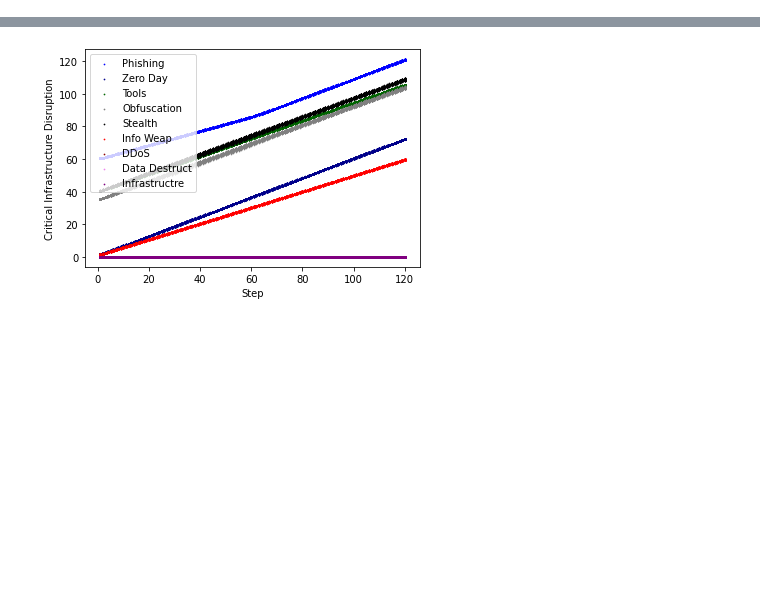
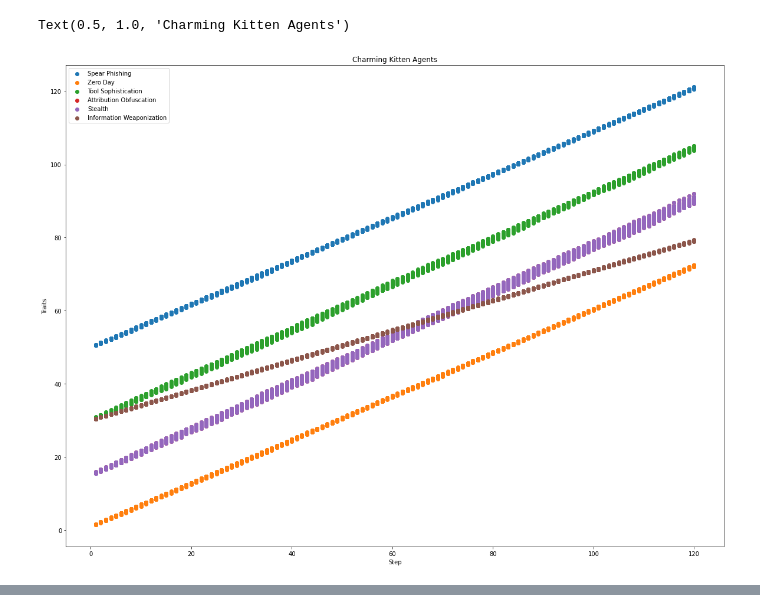
Before and after one commit to Truthiiness/ABM-Project, a Jupyter notebook: Baseline/Data Analysis.ipynb, the cells around one changed output, grey strips where cells are left out. Cells and saved outputs as stored; diff of their text form; code cells hidden in the pictures; blank space fills up the shorter version.

```diff
--- a/Baseline/Data Analysis.ipynb
+++ b/Baseline/Data Analysis.ipynb
@@ -108,3 +233,24 @@ ax9 = CharmingKitten.plot.scatter(x='Step', y='Critical Infrastructure Disruptio
+# %%
+Step = list(CharmingKitten['Step'])
+Spear_Phishing = list(CharmingKitten['Spear Phishing'])
+Traits = []
+skip = ['Step', 'AgentID', 'Organization', 'Critical Infrastructure Disruption', 'Data Destruction', 'DDoS']
+labels = []
+for a in CharmingKitten:
+    if a in skip:
+        pass
+    else:
+        Traits.append([list(CharmingKitten[a]), a])
+fig, ax = plt.subplots(figsize=(20, 15))
+for t in Traits:
+    ax.scatter(Step, t[0], label=t[1])
+ax.legend()
+ax.set_ylabel('Traits')
+ax.set_xlabel('Step')
+plt.title('Charming Kitten Agents')
+# %% [output]
+Text(0.5, 1.0, 'Charming Kitten Agents')
+[figure, added]
 # %%
 is_hk = df['Organization']=='HelixKitten'
 HelixKitten = df[is_hk]
@@ -119,15 +265,3 @@ HelixKitten.describe()
 | 50% | 60.500000 | 350.500000 | 86.106000 | 36.802000 | 72.875500 | 69.746000 | 74.746000 | ... |
 | 75% | 90.250000 | 375.250000 | 103.448000 | 54.676000 | 89.286250 | 86.966750 | 91.966750 | ... |
 | max | 120.000000 | 400.000000 | 121.256000 | 72.592000 | 105.706000 | 104.858000 | 109.858000 | ... |
-# %%
-ax1 = HelixKitten.plot.scatter(x='Step', y='Spear Phishing', c='blue', s=.5, label='Phishing')
-ax2 = HelixKitten.plot.scatter(x='Step', y='Zero Day', c='darkblue', s=.5, label='Zero Day', ax=ax1)
-ax3 = HelixKitten.plot.scatter(x='Step', y='Tool Sophistication', c='darkgreen', s=.5, label='Tools', ax=ax1)
-ax4 = HelixKitten.plot.scatter(x='Step', y='Attribution Obfuscation', c='grey', s=.5, label='Obfuscation', ax=ax1)
-ax5 = HelixKitten.plot.scatter(x='Step', y='Stealth', s=.5, c='black', label='Stealth', ax=ax1)
-ax6 = HelixKitten.plot.scatter(x='Step', y='Information Weaponization', s=.5, c='red', label='Info Weap', ax=ax1)
-ax7 = HelixKitten.plot.scatter(x='Step', y='DDoS', s=.5, c='darkred', label='DDoS', ax=ax1)
-ax8 = HelixKitten.plot.scatter(x='Step', y='Data Destruction', s=.5, c='violet', label='Data Destruct', ax=ax1)
-ax9 = HelixKitten.plot.scatter(x='Step', y='Critical Infrastructure Disruption', c='purple', s=.5, label='Infrastructre', ax=ax1)
-# %% [output]
-[figure, removed]
```
Also changed, not shown: parts of 18 cells of this notebook, 13 other files.
